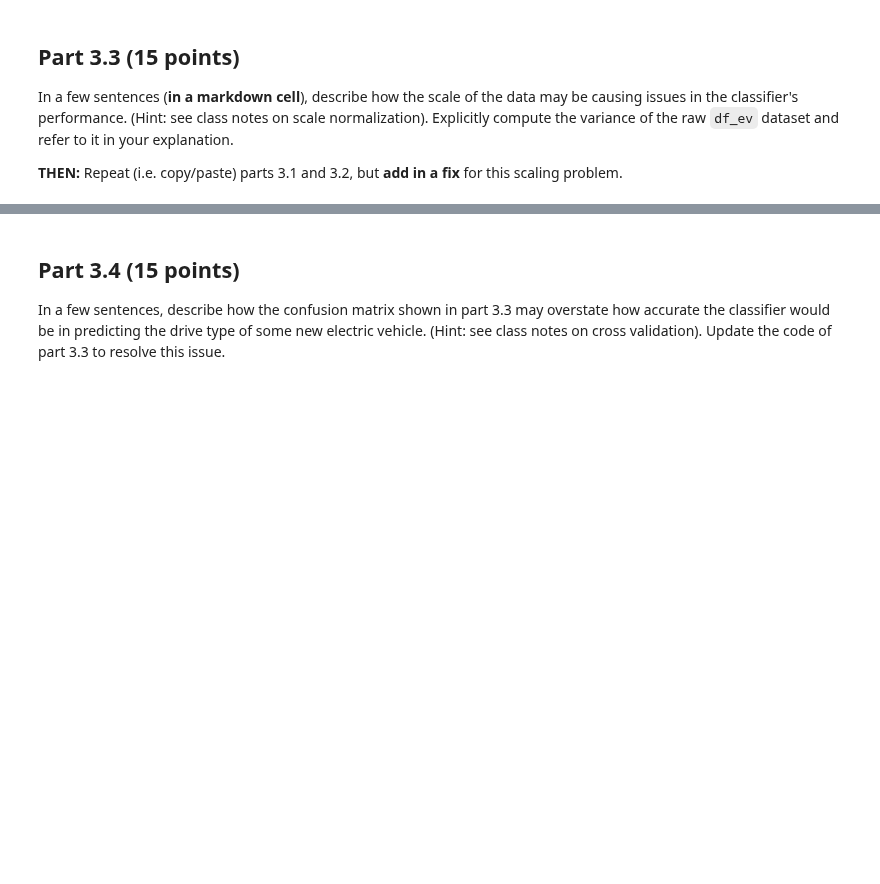
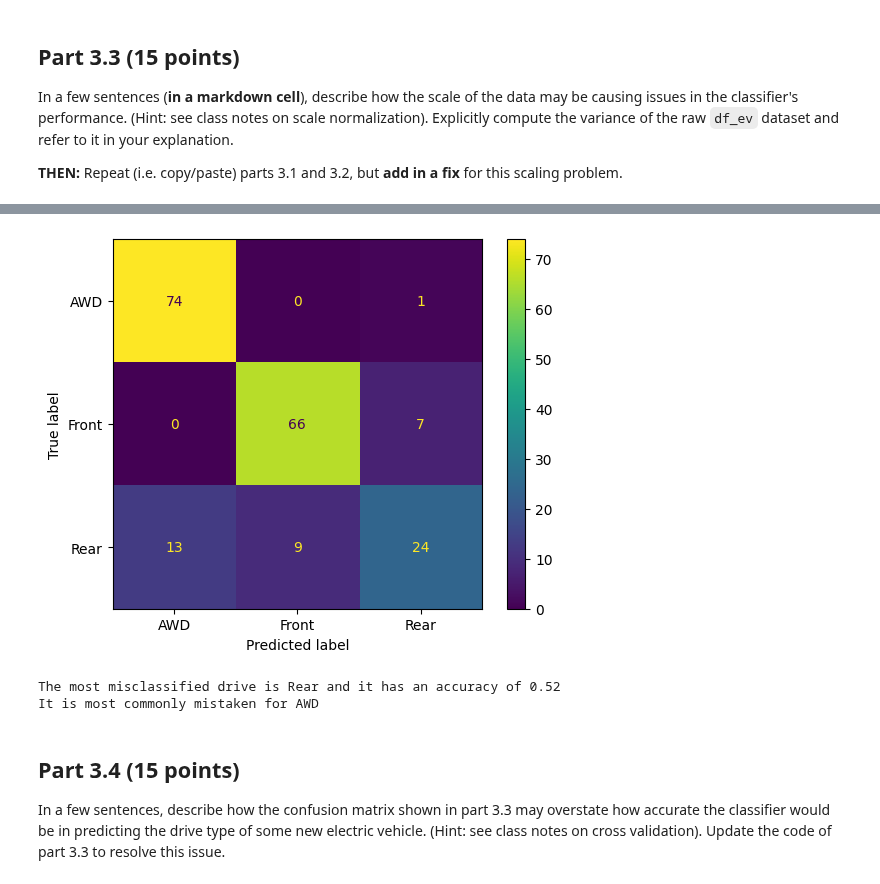
Before and after one commit to nickw0ng/DS3000, a Jupyter notebook: Homeworks/hw7.ipynb, the cells around one changed output, grey strips where cells are left out. Cells and saved outputs as stored; diff of their text form; code cells hidden in the pictures; blank space fills up the shorter version.

```diff
--- a/Homeworks/hw7.ipynb
+++ b/Homeworks/hw7.ipynb
@@ -237,3 +262,41 @@ In a few sentences (**in a markdown cell**), describe how the scale of the data
+# %%
+from sklearn.preprocessing import StandardScaler
+df_ev = pd.read_csv('evdataset.csv', index_col='id')
+
+X = df_ev.drop(columns=['Drive'])
+y = df_ev['Drive']
+
+# This part is the scale for the columns
+scaler = StandardScaler()
+X_scaled = scaler.fit_transform(X)
+
+knn = KNeighborsClassifier(n_neighbors=20)
+knn.fit(X_scaled, y)
+y_pred = knn.predict(X_scaled)
+
+conf_mat = confusion_matrix(y, y_pred, labels=knn.classes_)
+conf_mat_disp = ConfusionMatrixDisplay(confusion_matrix=conf_mat, display_labels=knn.classes_)
+conf_mat_disp.plot()
+plt.grid(False)
+plt.show()
+
+accuracy_per_class = conf_mat.diagonal() / conf_mat.sum(axis=1)
+
+most_misclassified_index = np.argmin(accuracy_per_class)
+most_misclassified_drive = knn.classes_[most_misclassified_index]
+most_misclassified_accuracy = accuracy_per_class[most_misclassified_index]
+
+mistake_counts = conf_mat[most_misclassified_index]
+mistake_counts[most_misclassified_index] = 0
+most_common_mistake_index = np.argmax(mistake_counts)
+most_common_mistake_drive = knn.classes_[most_common_mistake_index]
+
+print(f"The most misclassified drive is {most_misclassified_drive} and it has an accuracy of {most_misclassified_accuracy:.2f}")
+print(f"It is most commonly mistaken for {most_common_mistake_drive}")
+# %% [output]
+[figure, added]
+The most misclassified drive is Rear and it has an accuracy of 0.52
+It is most commonly mistaken for AWD
 # %% [markdown]
 ## Part 3.4 (15 points)
 In a few sentences, describe how the confusion matrix shown in part 3.3 may overstate how accurate the classifier would be in predicting the drive type of some new electric vehicle.  (Hint: see class notes on cross validation).  Update the code of part 3.3 to resolve this issue.
```
Also changed, not shown: parts of 9 cells of this notebook, 4 other files.
